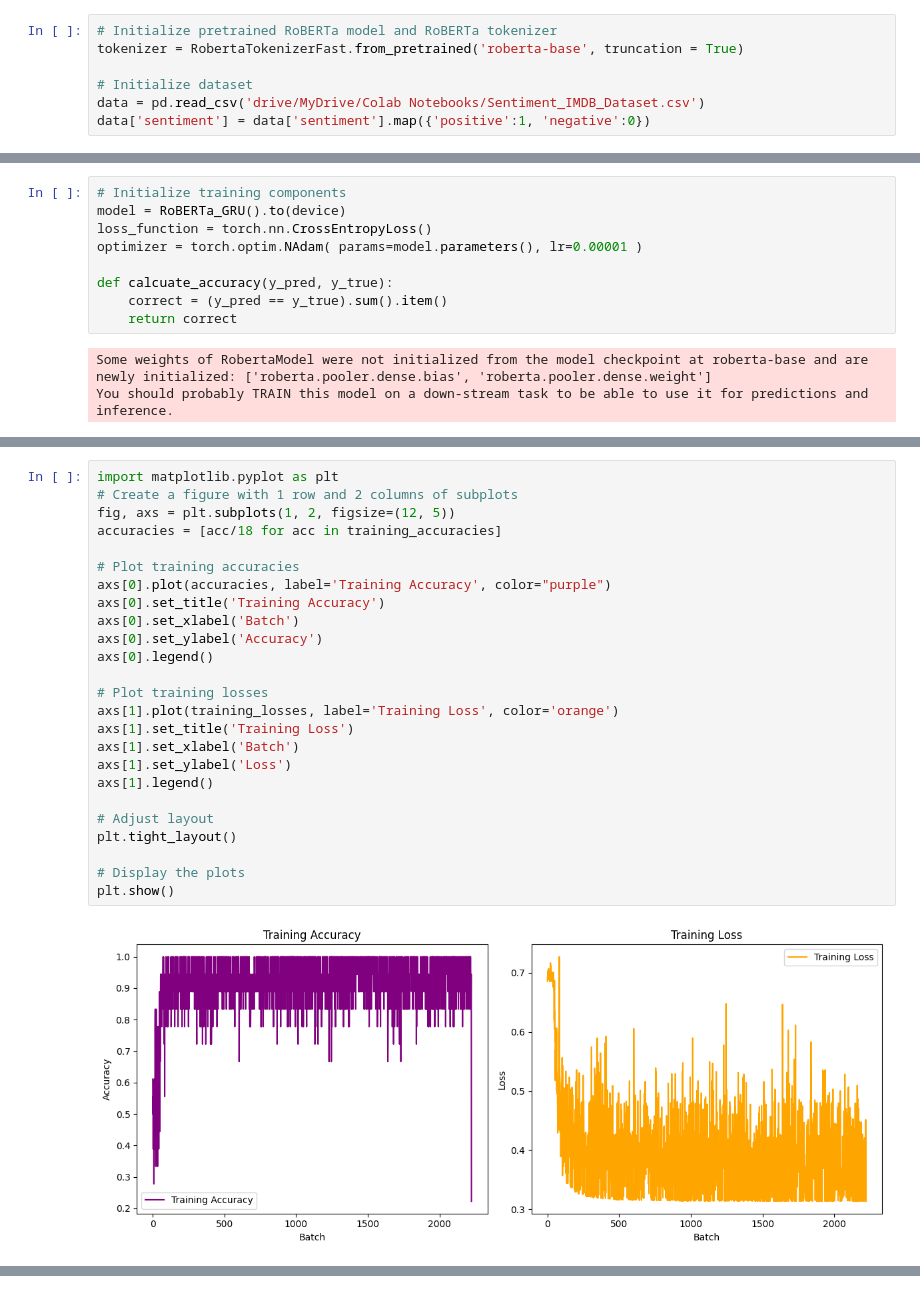
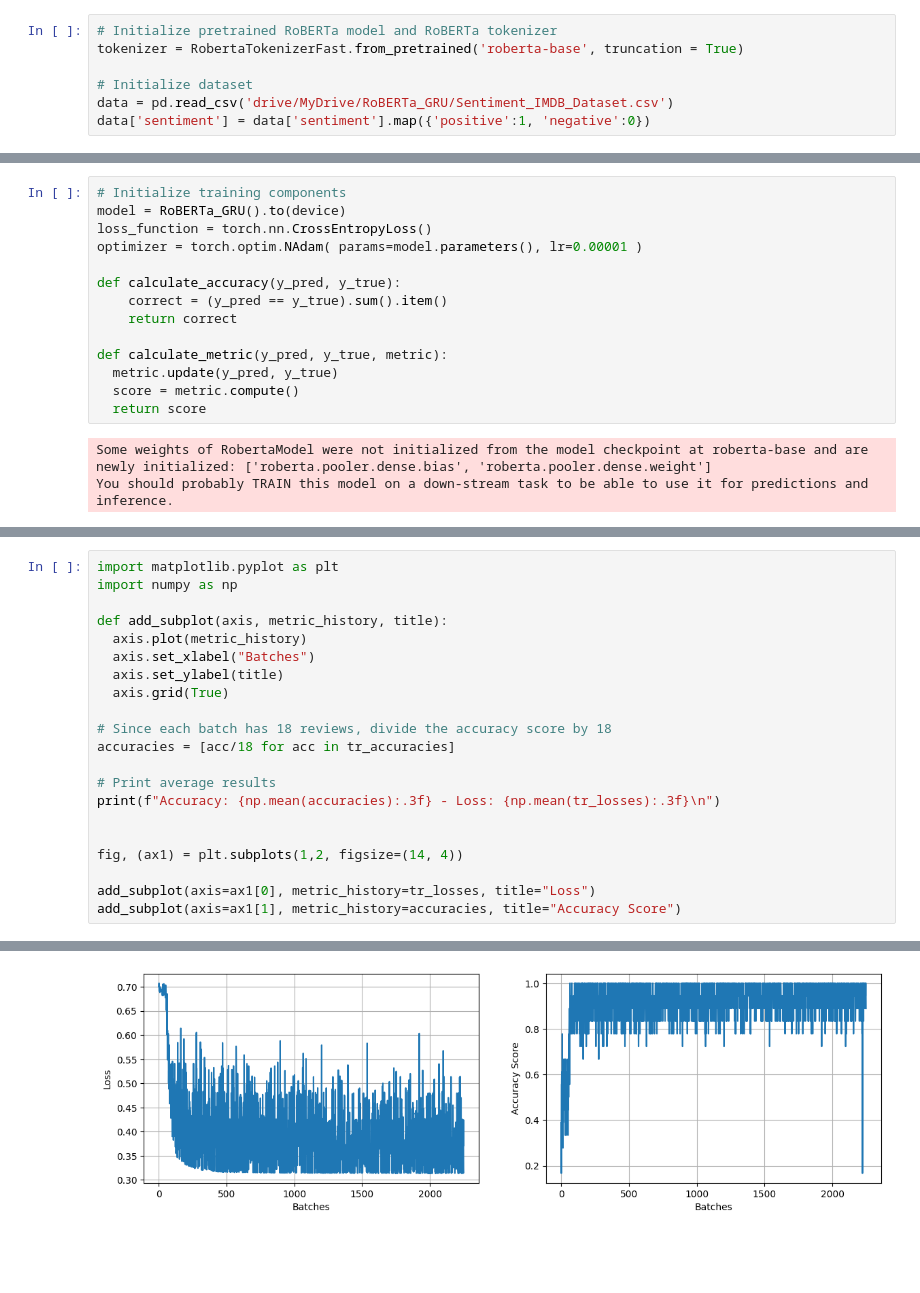
Before and after one commit to MarcDagher/RoBERTa_GRU_Sentiment_Analysis, a Jupyter notebook: Model Training/RoBERTa_GRU.ipynb, the cells around one changed output, grey strips where cells are left out. Drawn from its saved outputs; the diff is of its cells as text; blank space fills up the shorter version.

Commit message:
Retrained RoBERTa_GRU

```diff
--- a/Model Training/RoBERTa_GRU.ipynb
+++ b/Model Training/RoBERTa_GRU.ipynb
@@ -13,7 +34,7 @@ device(type='cuda')
 tokenizer = RobertaTokenizerFast.from_pretrained('roberta-base', truncation = True)
 
 # Initialize dataset
-data = pd.read_csv('drive/MyDrive/Colab Notebooks/Sentiment_IMDB_Dataset.csv')
+data = pd.read_csv('drive/MyDrive/RoBERTa_GRU/Sentiment_IMDB_Dataset.csv')
 data['sentiment'] = data['sentiment'].map({'positive':1, 'negative':0})
 # %% [output]
 The secret `HF_TOKEN` does not exist in your Colab secrets.
@@ -122,9 +144,14 @@ model = RoBERTa_GRU().to(device)
 loss_function = torch.nn.CrossEntropyLoss()
 optimizer = torch.optim.NAdam( params=model.parameters(), lr=0.00001 )
 
-def calcuate_accuracy(y_pred, y_true):
+def calculate_accuracy(y_pred, y_true):
     correct = (y_pred == y_true).sum().item()
     return correct
+
+def calculate_metric(y_pred, y_true, metric):
+  metric.update(y_pred, y_true)
+  score = metric.compute()
+  return score
 # %% [output]
 Some weights of RobertaModel were not initialized from the model checkpoint at roberta-base and are newly initialized: ['roberta.pooler.dense.bias', 'roberta.pooler.dense.weight']
 You should probably TRAIN this model on a down-stream task to be able to use it for predictions and inference.
@@ -191,27 +253,22 @@ Epoch 0 => batch 2222 => Training Loss: 0.3965059451648259 - Training Accuracy:
-# %%
-import matplotlib.pyplot as plt
-# Create a figure with 1 row and 2 columns of subplots
-fig, axs = plt.subplots(1, 2, figsize=(12, 5))
-accuracies = [acc/18 for acc in training_accuracies]
-
-# Plot training accuracies
-axs[0].plot(accuracies, label='Training Accuracy', color="purple")
-axs[0].set_title('Training Accuracy')
-axs[0].set_xlabel('Batch')
-axs[0].set_ylabel('Accuracy')
-axs[0].legend()
-
-# Plot training losses
-axs[1].plot(training_losses, label='Training Loss', color='orange')
-axs[1].set_title('Training Loss')
-axs[1].set_xlabel('Batch')
-axs[1].set_ylabel('Loss')
-axs[1].legend()
-
-# Adjust layout
-plt.tight_layout()
-
-# Display the plots
-plt.show()
-# %% [output]
-[figure, removed]
+# %%
+import matplotlib.pyplot as plt
+import numpy as np
+
+def add_subplot(axis, metric_history, title):
+  axis.plot(metric_history)
+  axis.set_xlabel("Batches")
+  axis.set_ylabel(title)
+  axis.grid(True)
+
+# Since each batch has 18 reviews, divide the accuracy score by 18
+accuracies = [acc/18 for acc in tr_accuracies]
+
+# Print average results
+print(f"Accuracy: {np.mean(accuracies):.3f} - Loss: {np.mean(tr_losses):.3f}\n")
+
+
+fig, (ax1) = plt.subplots(1,2, figsize=(14, 4))
+
+add_subplot(axis=ax1[0], metric_history=tr_losses, title="Loss")
+add_subplot(axis=ax1[1], metric_history=accuracies, title="Accuracy Score")
+# %% [output]
@@ -218,2 +276,3 @@ plt.show()
+[figure, added]
 # %%
 # Evaluate model on testing data
```
Also changed, not shown: parts of 9 cells of this notebook, 4 other files.
